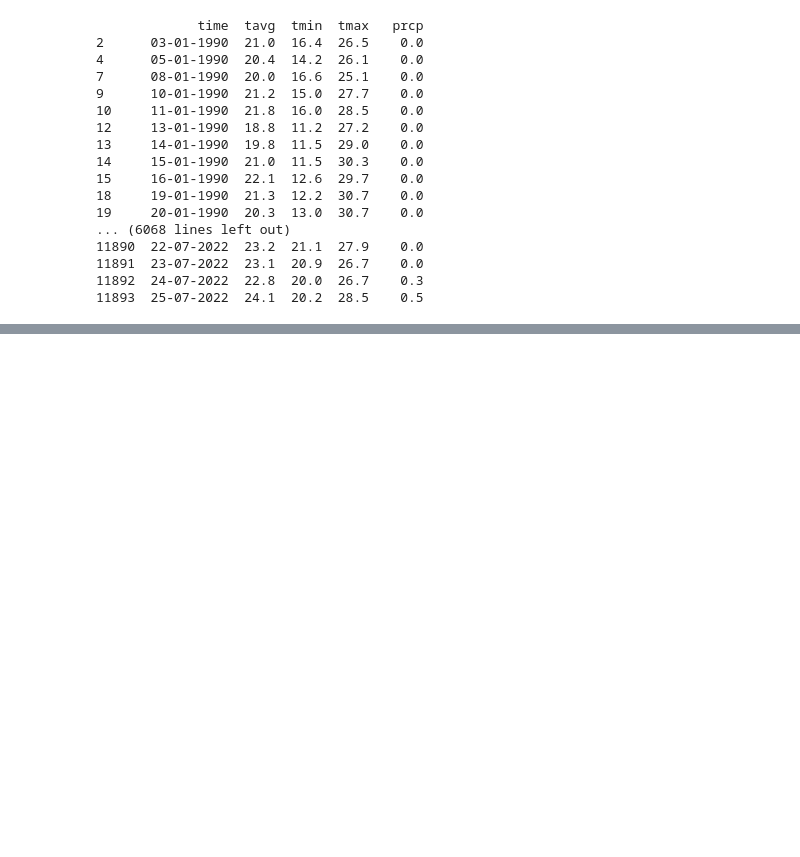
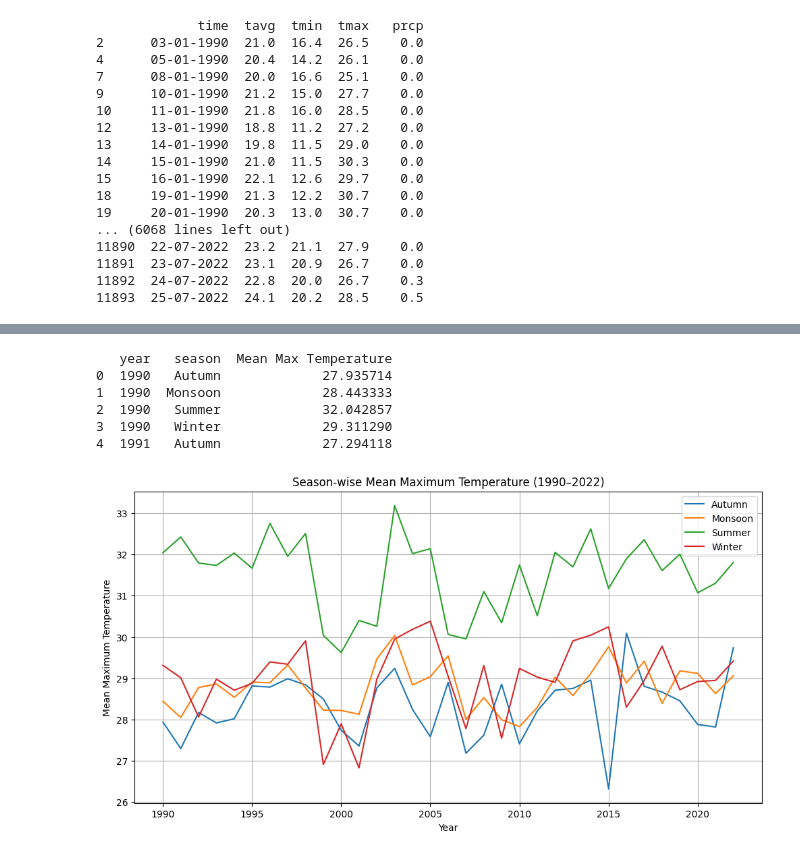
Before and after one commit to Gaurav-kumar228/Data_manuplation, a Jupyter notebook: Welcome_To_Colab.ipynb, the cells around one changed output, grey strips where cells are left out. Cells and saved outputs as stored; diff of their text form; code cells hidden in the pictures; blank space fills up the shorter version.

```diff
--- a/Welcome_To_Colab.ipynb
+++ b/Welcome_To_Colab.ipynb
@@ -332,6 +332,6 @@ print(df.to_string())
 11892  24-07-2022  22.8  20.0  26.7    0.3
 11893  25-07-2022  24.1  20.2  28.5    0.5
 # %%
-df.dropna(inplace=False)
+df.dropna(inplace=True)
 print(df)
 # %% [output]
@@ -373,3 +370,6 @@ print(df.to_string())
 11891  23-07-2022  23.1  20.9  26.7    0.0
 11892  24-07-2022  22.8  20.0  26.7    0.3
 11893  25-07-2022  24.1  20.2  28.5    0.5
+# %%
+df1['time']=pd.to_datetime(df['time'],format='mixed')
+print(df1.to_string())
@@ -375,0 +419,3 @@ print(df.to_string())
+# %%
+df1['time']=pd.to_datetime(df['time'],format='mixed')
+print(df1)
@@ -375,0 +437,3 @@ print(df.to_string())
+# %%
+df1['time'] = pd.to_datetime(df1['time'])
+print(df1)
@@ -375,0 +560,56 @@ print(df.to_string())
+# %%
+
+df1['year'] = df1['time'].dt.year
+df1['month'] = df1['time'].dt.month
+
+# Assign seasons
+def get_season(month):
+    if month in [3, 4, 5]:
+        return 'Summer'
+    elif month in [6, 7, 8, 9]:
+        return 'Monsoon'
+    elif month in [10, 11]:
+        return 'Autumn'
+    else:
+        return 'Winter'
+
+df1['season'] = df1['month'].apply(get_season)
+
+# Calculate mean temperature per year per season
+seasonal_mean = (
+    df1
+    .groupby(['year', 'season'])['tmax']
+    .mean()
+    .rename('Mean Max Temperature') # Explicitly rename the aggregated column
+    .reset_index()
+)
+
+print(seasonal_mean.head())
+
+# Pivot for plotting
+pivot_df = seasonal_mean.pivot(
+    index='year',
+    columns='season',
+    values='Mean Max Temperature' # Use the explicitly renamed column
+)
+
+# Plot
+plt.figure(figsize=(12,6))
+
+for season in pivot_df.columns:
+    plt.plot(pivot_df.index, pivot_df[season], label=season)
+
+plt.xlabel('Year')
+plt.ylabel('Mean Maximum Temperature')
+plt.title('Season-wise Mean Maximum Temperature (1990–2022)')
+plt.legend()
+plt.grid(True)
+plt.show()
+# %% [output]
+   year   season  Mean Max Temperature
+0  1990   Autumn             27.935714
+1  1990  Monsoon             28.443333
+2  1990   Summer             32.042857
+3  1990   Winter             29.311290
+4  1991   Autumn             27.294118
+[figure, added]
```
Also changed, not shown: parts of 15 cells of this notebook.
